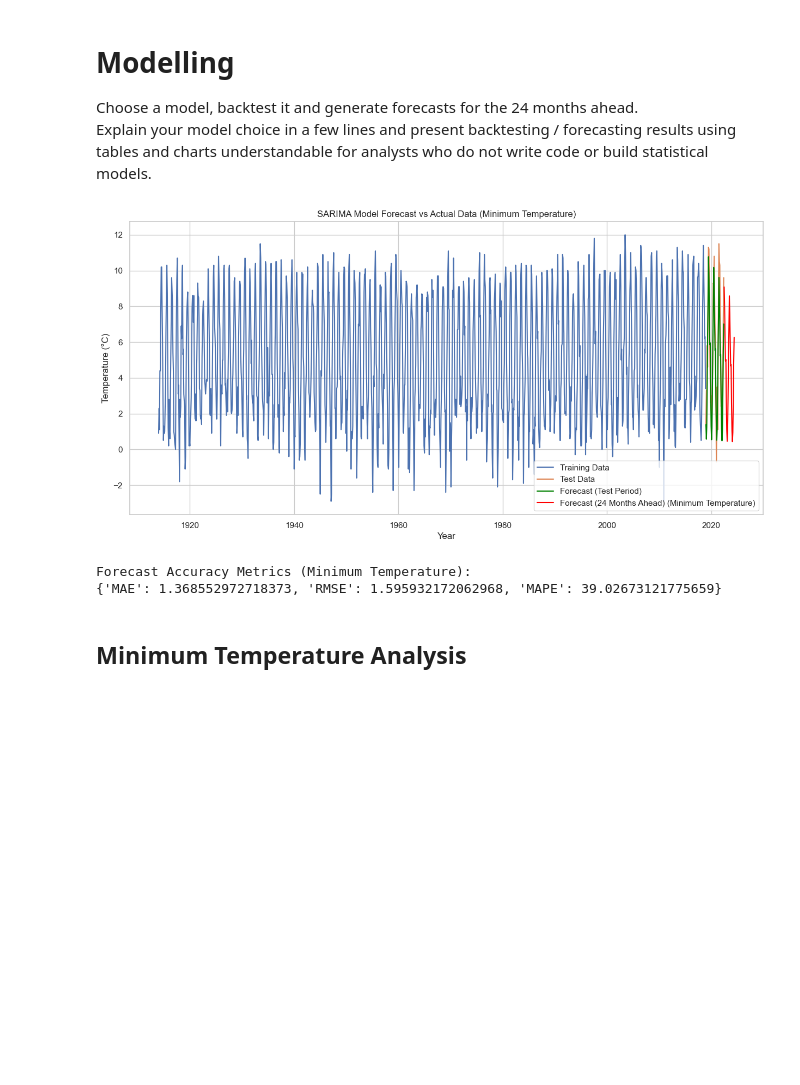
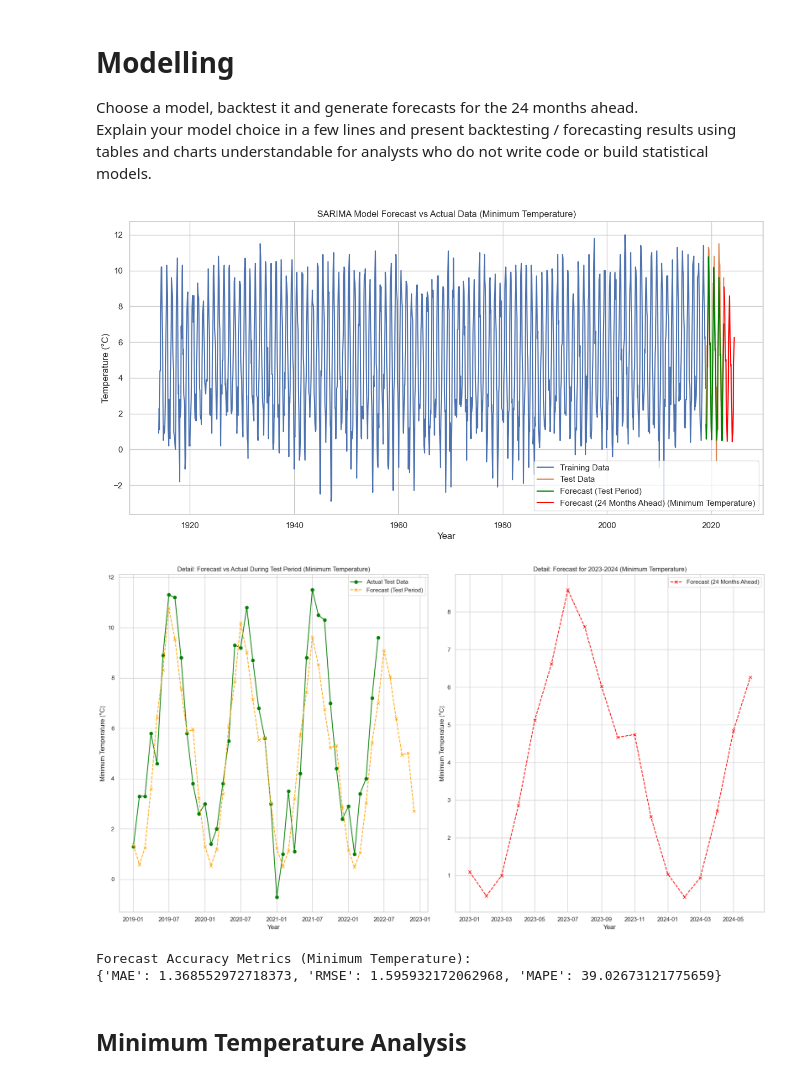
Before and after one commit to ojs77/ea-case-study, a Jupyter notebook: Case study.ipynb, the cells around one changed output. Cells and saved outputs as stored; diff of their text form; code cells hidden in the pictures; blank space fills up the shorter version.

```diff
--- a/Case study.ipynb
+++ b/Case study.ipynb
@@ -301,55 +301,34 @@ class SARIMAModeller:
         }
         return metrics
 
-    def sarima_modelling(self, find_optimum_parameters=False):
-        self.interpolate_missing_data()
-        train_data, test_data = self.train_test_split_custom(2018, 2022)
-        if find_optimum_parameters:
-            order, seasonal_order = self.identify_optimal_sarima_parameters()
-        else:
-            stored_optimum_results = {
-                "tmin": {"order": (1, 0, 0), "seasonal_order": (1, 0, 0, 12)},
-                "tmax": {"order": (3, 1, 1), "seasonal_order": (2, 0, 1, 12)}
-            }
-            order = stored_optimum_results[self.column_name]["order"]
-            seasonal_order = stored_optimum_results[self.column_name]["seasonal_order"]
-
-        sarima_result = self.fit_sarima(train_data, order, seasonal_order)
-        forecast, forecast_index = self.forecast_sarima(sarima_result, test_data, 24)
-        forecast_series = pd.Series(forecast.predicted_mean.values, index=forecast_index)
-
-        self.plot_forecast(train_data, test_data, forecast_series, 24)
-        metrics = self.calculate_forecast_accuracy_metrics(test_data, forecast_series)
-        print(f"Forecast Accuracy Metrics ({self.column_name_taxonomy[self.column_name]}):")
-        print(metrics)
-
 modeller = SARIMAModeller(wick_airport_data, 'tmin')
 
 find_optimum_parameters = False
 modeller.interpolate_missing_data()
 train_data, test_data = modeller.train_test_split_custom(train_end_year=2018, test_end_year=2022)
 if find_optimum_parameters:
     order, seasonal_order = modeller.identify_optimal_sarima_parameters()
 else:
     stored_optimum_results = {
         "tmin": {"order": (1, 0, 0), "seasonal_order": (1, 0, 0, 12)},
         "tmax": {"order": (3, 1, 1), "seasonal_order": (2, 0, 1, 12)}
     }
     order = stored_optimum_results[modeller.column_name]["order"]
     seasonal_order = stored_optimum_results[modeller.column_name]["seasonal_order"]
 
 sarima_result = modeller.fit_sarima(train_data, order, seasonal_order)
 forecast, forecast_index = modeller.forecast_sarima(sarima_result, test_data, 24)
 forecast_series = pd.Series(forecast.predicted_mean.values, index=forecast_index)
 
 modeller.plot_forecast(train_data, test_data, forecast_series, forecasting_months=24)
 modeller.plot_forecast_narrow(test_data, forecast_series, forecasting_months=24)
 
 metrics = modeller.calculate_forecast_accuracy_metrics(test_data, forecast_series)
 print(f"Forecast Accuracy Metrics ({modeller.column_name_taxonomy[modeller.column_name]}):")
 print(metrics)
 # %% [output]
 [figure]
+[figure, added]
 Forecast Accuracy Metrics (Minimum Temperature):
 {'MAE': 1.368552972718373, 'RMSE': 1.595932172062968, 'MAPE': 39.02673121775659}
 # %% [markdown]
```
